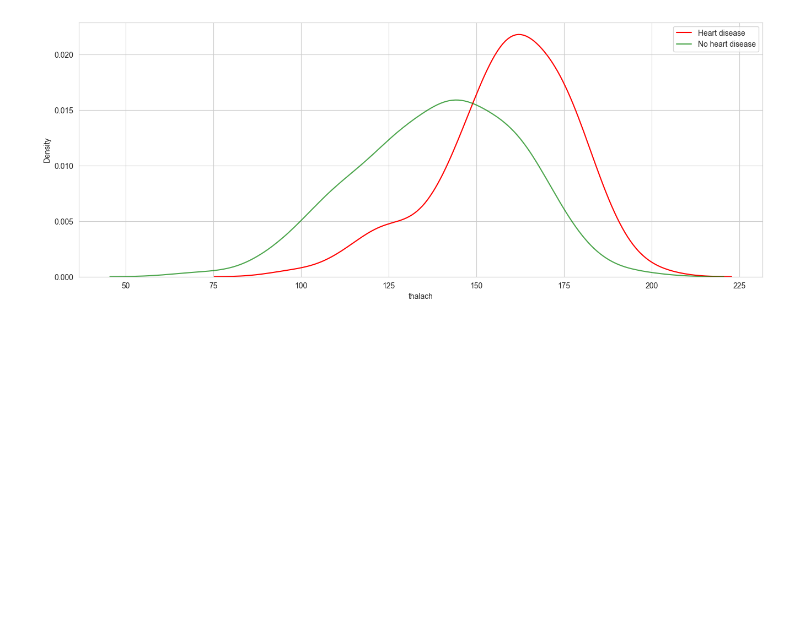
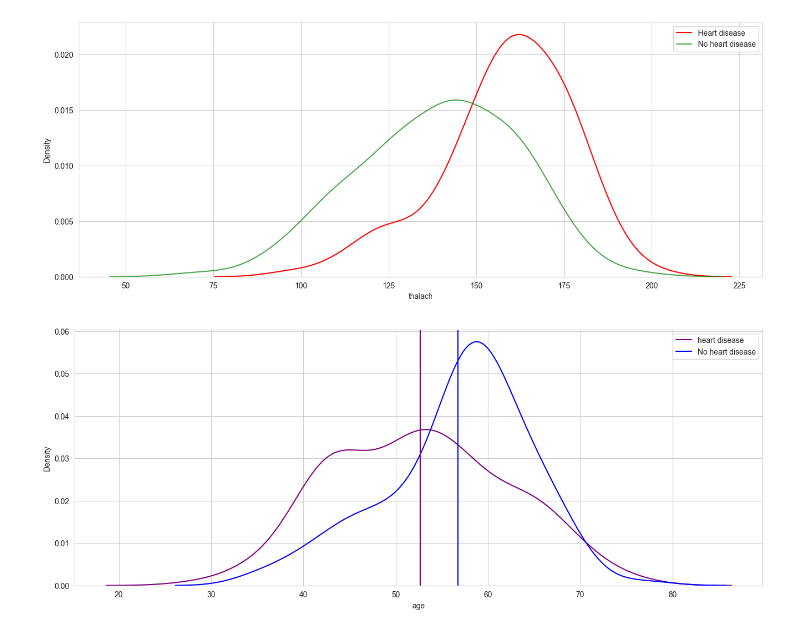
Before and after one commit to Lynne2002/heart_disease-data_visualization, a Jupyter notebook: index.ipynb, the cells around one changed output. Saved outputs shown, nothing was run; the diff lists cells and outputs as text; code cells hidden in the pictures; blank space fills up the shorter version.

```diff
--- a/index.ipynb
+++ b/index.ipynb
@@ -542,3 +542,20 @@ plt.legend()
 plt.show()
 # %% [output]
 [figure]
+# %%
+# Showing average
+
+fig, ax = plt.subplots(1, 1, figsize = (16, 6))
+
+
+sns.kdeplot(data_df[data_df['condition']==0]['age'], color = 'purple', ax =ax, label = 'heart disease')
+sns.kdeplot(data_df[data_df['condition']==1]['age'], color = 'blue', ax = ax, label = 'No heart disease')
+
+# Avg line
+plt.axvline(data_df[data_df['condition']==0]['age'].mean(), color = 'purple')
+plt.axvline(data_df[data_df['condition']==1]['age'].mean(), color ='blue')
+
+plt.legend()
+plt.show()
+# %% [output]
+[figure, added]
```
Also changed, not shown: parts of 8 cells of this notebook.
